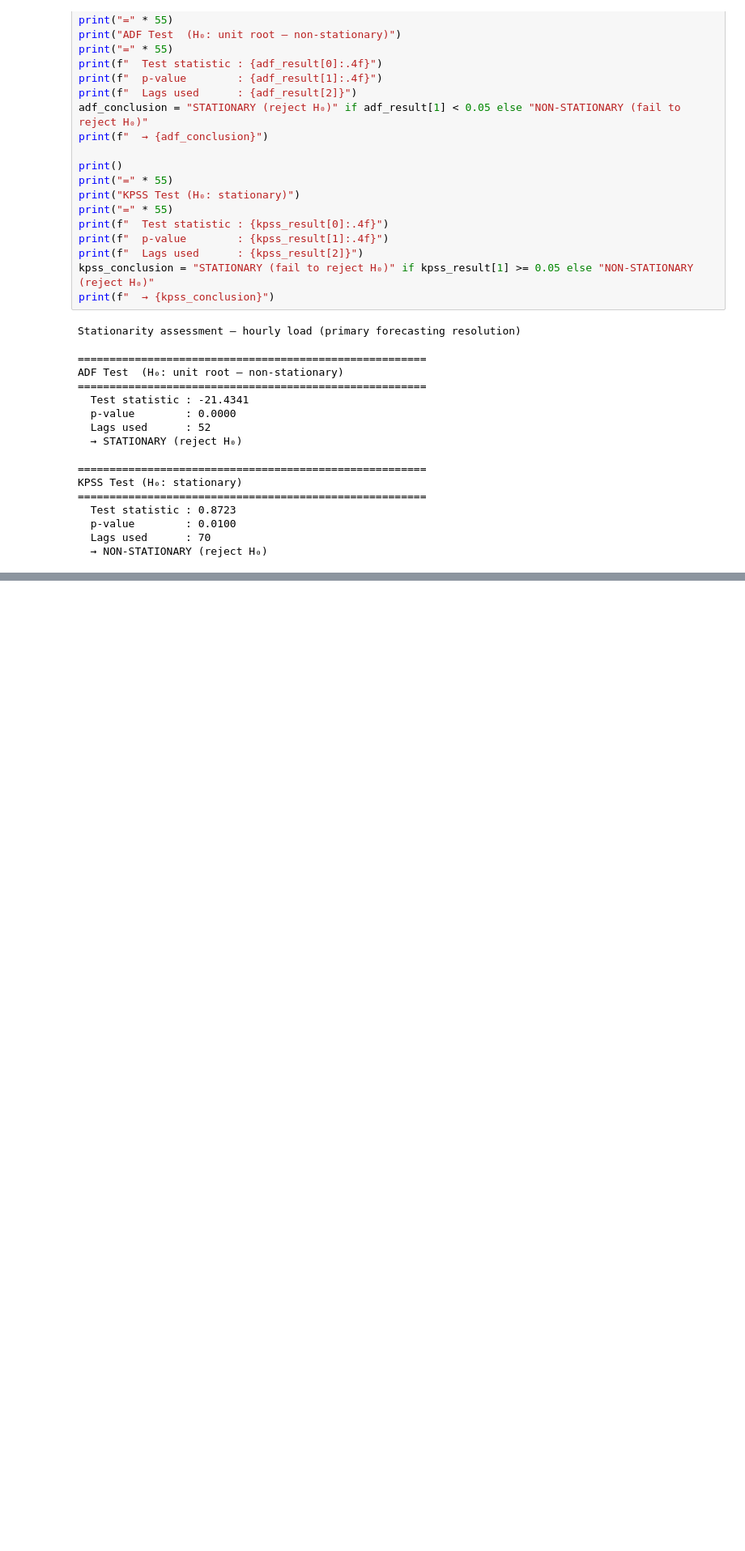
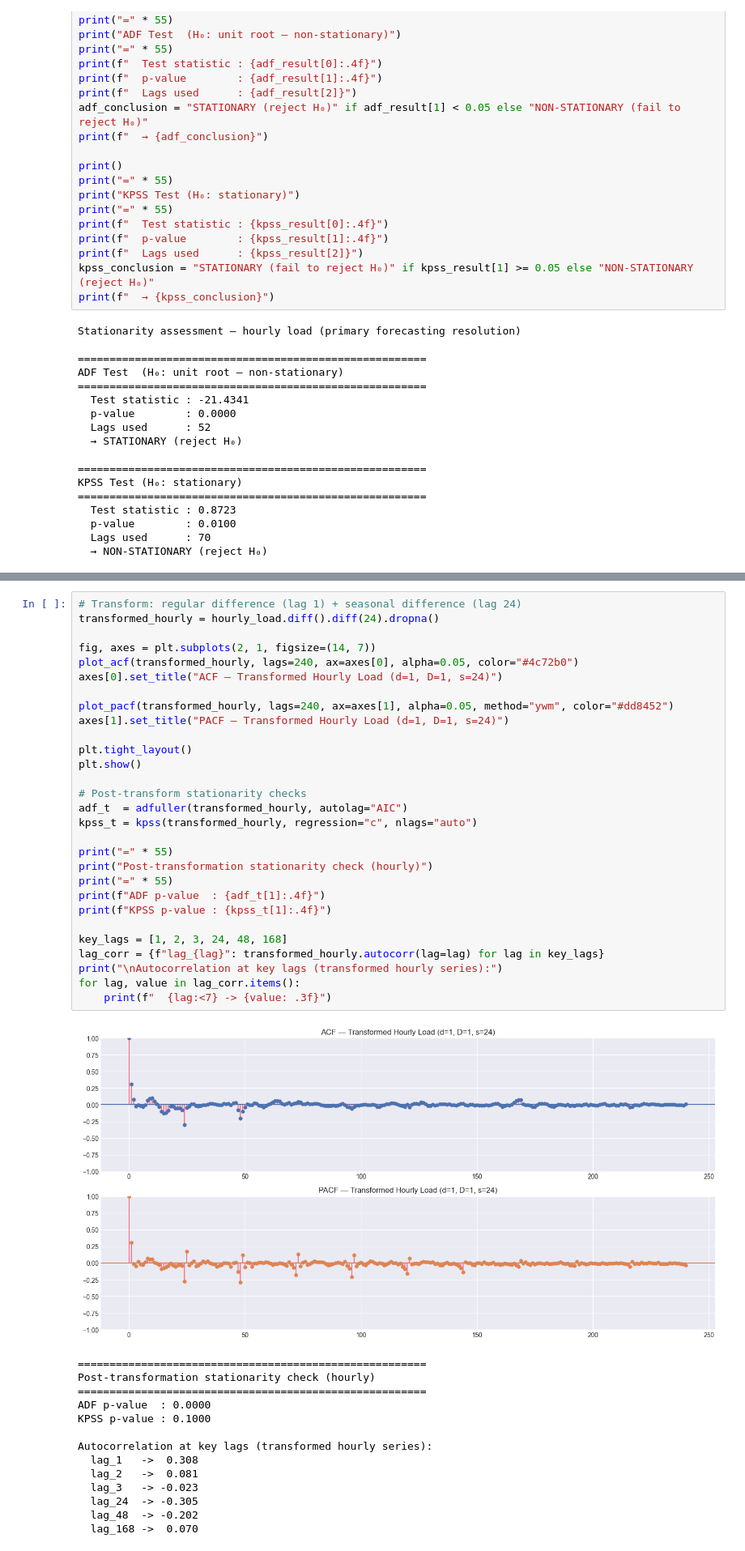
Before and after one commit to Yngvine/Electricity_consumption_predictor, a Jupyter notebook: exploratory_data_analysis.ipynb, the cells around one changed output, grey strips where cells are left out. Shown at 81% size. Saved outputs shown, nothing was run; the diff lists cells and outputs as text; blank space fills up the shorter version.

```diff
--- a/exploratory_data_analysis.ipynb
+++ b/exploratory_data_analysis.ipynb
@@ -863,3 +870,47 @@ KPSS Test (H₀: stationary)
+# %%
+# Transform: regular difference (lag 1) + seasonal difference (lag 24)
+transformed_hourly = hourly_load.diff().diff(24).dropna()
+
+fig, axes = plt.subplots(2, 1, figsize=(14, 7))
+plot_acf(transformed_hourly, lags=240, ax=axes[0], alpha=0.05, color="#4c72b0")
+axes[0].set_title("ACF — Transformed Hourly Load (d=1, D=1, s=24)")
+
+plot_pacf(transformed_hourly, lags=240, ax=axes[1], alpha=0.05, method="ywm", color="#dd8452")
+axes[1].set_title("PACF — Transformed Hourly Load (d=1, D=1, s=24)")
+
+plt.tight_layout()
+plt.show()
+
+# Post-transform stationarity checks
+adf_t  = adfuller(transformed_hourly, autolag="AIC")
+kpss_t = kpss(transformed_hourly, regression="c", nlags="auto")
+
+print("=" * 55)
+print("Post-transformation stationarity check (hourly)")
+print("=" * 55)
+print(f"ADF p-value  : {adf_t[1]:.4f}")
+print(f"KPSS p-value : {kpss_t[1]:.4f}")
+
+key_lags = [1, 2, 3, 24, 48, 168]
+lag_corr = {f"lag_{lag}": transformed_hourly.autocorr(lag=lag) for lag in key_lags}
+print("\nAutocorrelation at key lags (transformed hourly series):")
+for lag, value in lag_corr.items():
+    print(f"  {lag:<7} -> {value: .3f}")
+# %% [output]
+[figure, added]
+=======================================================
+Post-transformation stationarity check (hourly)
+=======================================================
+ADF p-value  : 0.0000
+KPSS p-value : 0.1000
+
+Autocorrelation at key lags (transformed hourly series):
+  lag_1   ->  0.308
+  lag_2   ->  0.081
+  lag_3   -> -0.023
+  lag_24  -> -0.305
+  lag_48  -> -0.202
+  lag_168 ->  0.070
 # %% [markdown]
 ---
 
```
Also changed, not shown: parts of 2 cells of this notebook, 2 other files.
